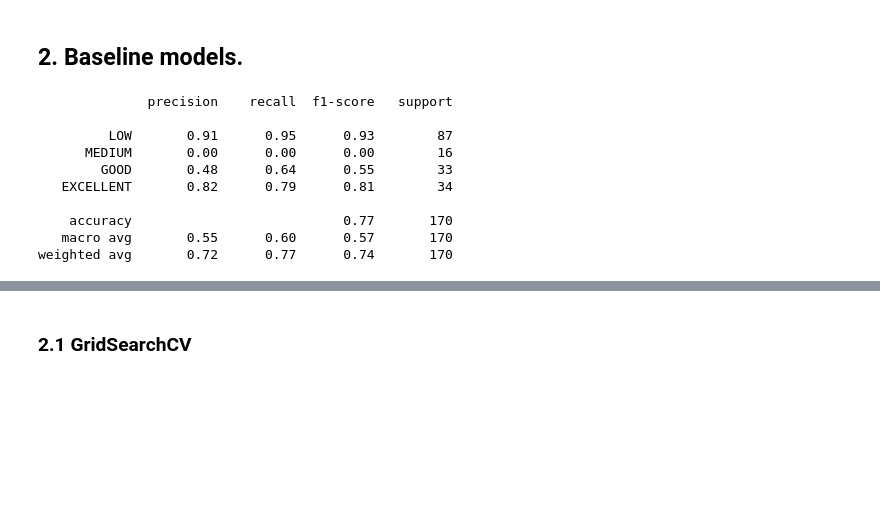
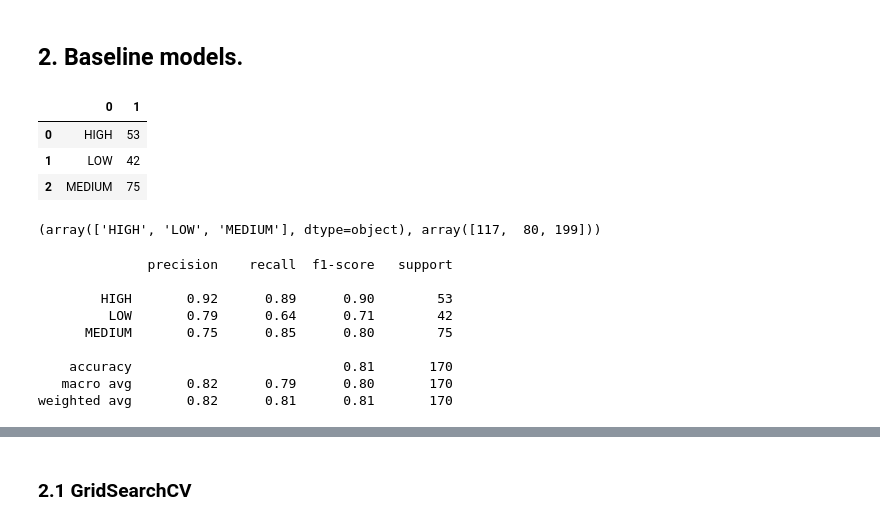
Before and after one commit to marlon-cooh/mlops, a Jupyter notebook: mlflow_local.ipynb, the cells around one changed output, grey strips where cells are left out. Saved outputs shown, nothing was run; the diff lists cells and outputs as text; code cells hidden in the pictures; blank space fills up the shorter version.

```diff
--- a/mlflow_local.ipynb
+++ b/mlflow_local.ipynb
@@ -29,10 +50,23 @@ Name: count, dtype: int64
+# %%
+curriculars = ['lect', 'esp', 'ingl', 'mat', 'qui', 'econ', 'poli']
+# %%
+not_curriculars = ['edufi', 'ere', 'tecn', 'compo']
+# %%
+df = df[curriculars + not_curriculars + ['band']]
 # %% [markdown]
 The classes in this dataset are imbalanced, being largest in `LOW`.
 # %% [markdown]
 ## 2. Baseline models.
 # %%
 # Splitting data
-X = df.drop(columns=['band'])
+X = df.drop(columns=['band']).astype(int)
 y = df['band'].to_numpy().ravel()
 # %%
 X_train, X_test, y_train, y_test = train_test_split(X, y, test_size=0.3, random_state=42, shuffle=True)
+# %%
+pd.DataFrame(np.unique(y_test, return_counts=True)).T
+# %% [output]
+|  | 0 | 1 |
+| 0 | HIGH | 53 |
+| 1 | LOW | 42 |
+| 2 | MEDIUM | 75 |
@@ -64,24 +100,27 @@ params_rf = {
         'criterion' : ['gini', 'log_loss', 'entropy'],
         'class_weight' : ['balanced', 'balanced_subsample']
     }
+# %%
+np.unique(y_train, return_counts=True)
+# %% [output]
+(array(['HIGH', 'LOW', 'MEDIUM'], dtype=object), array([117,  80, 199]))
 # %%
 # Fundamental Logistic Regression.
 lr = LogisticRegression(max_iter=2000)
 lr.fit(X_train, y_train)
 y_pred_lr = lr.predict(X_test)
 # %%
-print(classification_report(y_test, y_pred_lr, labels=['LOW', 'MEDIUM', 'GOOD', 'EXCELLENT']))
+print(classification_report(y_test, y_pred_lr, labels=labels))
 # %% [output]
               precision    recall  f1-score   support
 
-         LOW       0.91      0.95      0.93        87
-      MEDIUM       0.00      0.00      0.00        16
-        GOOD       0.48      0.64      0.55        33
-   EXCELLENT       0.82      0.79      0.81        34
+        HIGH       0.92      0.89      0.90        53
+         LOW       0.79      0.64      0.71        42
+      MEDIUM       0.75      0.85      0.80        75
 
-    accuracy                           0.77       170
-   macro avg       0.55      0.60      0.57       170
-weighted avg       0.72      0.77      0.74       170
+    accuracy                           0.81       170
+   macro avg       0.82      0.79      0.80       170
+weighted avg       0.82      0.81      0.81       170
 # %%
 cm_lr = confusion_matrix(y_test, y_pred_lr)
 print(cm_lr)
```
Also changed, not shown: parts of 42 cells of this notebook, 3 other files.
